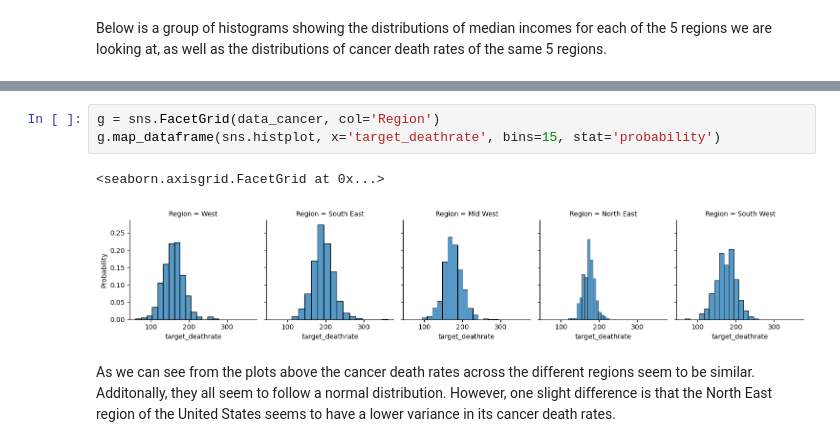
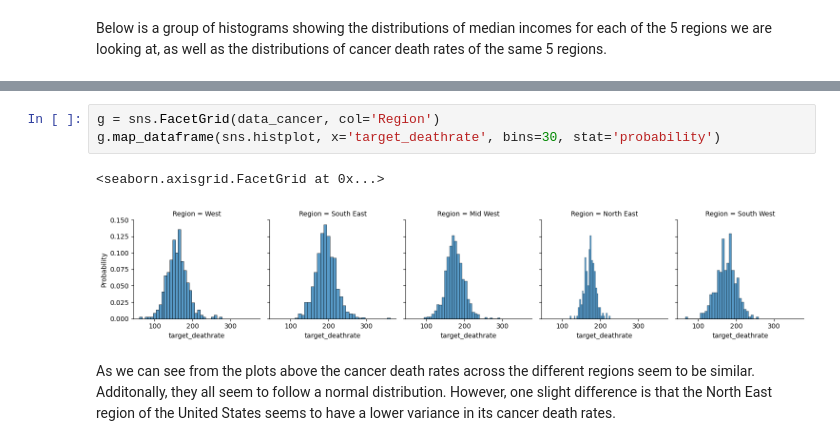
Before and after one commit to caseyhild/Data-Science-For-Cancer-Analysis, a Jupyter notebook: EDACheckpointGroup_Sp23_Casey_s_Group.ipynb, the cells around one changed output, grey strips where cells are left out. Saved outputs shown, nothing was run; the diff lists cells and outputs as text.

```diff
--- a/EDACheckpointGroup_Sp23_Casey_s_Group.ipynb
+++ b/EDACheckpointGroup_Sp23_Casey_s_Group.ipynb
@@ -297,9 +303,9 @@ g.map_dataframe(sns.histplot, x='medincome', bins=10, stat='probability')
 # %%
 g = sns.FacetGrid(data_cancer, col='Region')
-g.map_dataframe(sns.histplot, x='target_deathrate', bins=15, stat='probability')
+g.map_dataframe(sns.histplot, x='target_deathrate', bins=30, stat='probability')
 # %% [output]
 <seaborn.axisgrid.FacetGrid at 0x...>
-[figure, old version]
+[figure, new version]
 # %% [markdown]
 As we can see from the plots above the cancer death rates across the different regions seem to be similar. Additonally, they all seem to follow a normal distribution. However, one slight difference is that the North East region of the United States seems to have a lower variance in its cancer death rates.
 # %%
```
Also changed, not shown: parts of 7 cells of this notebook.
